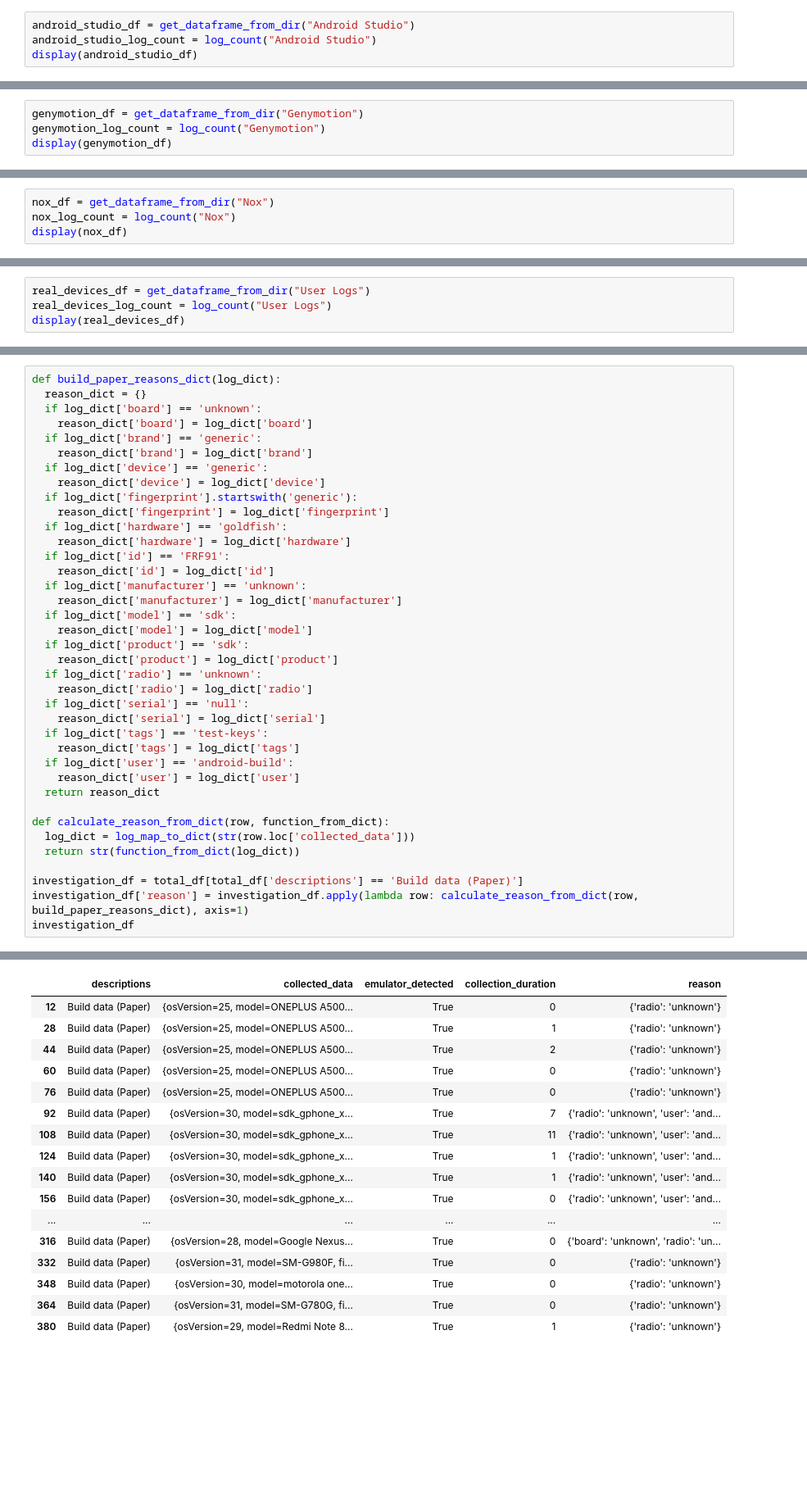
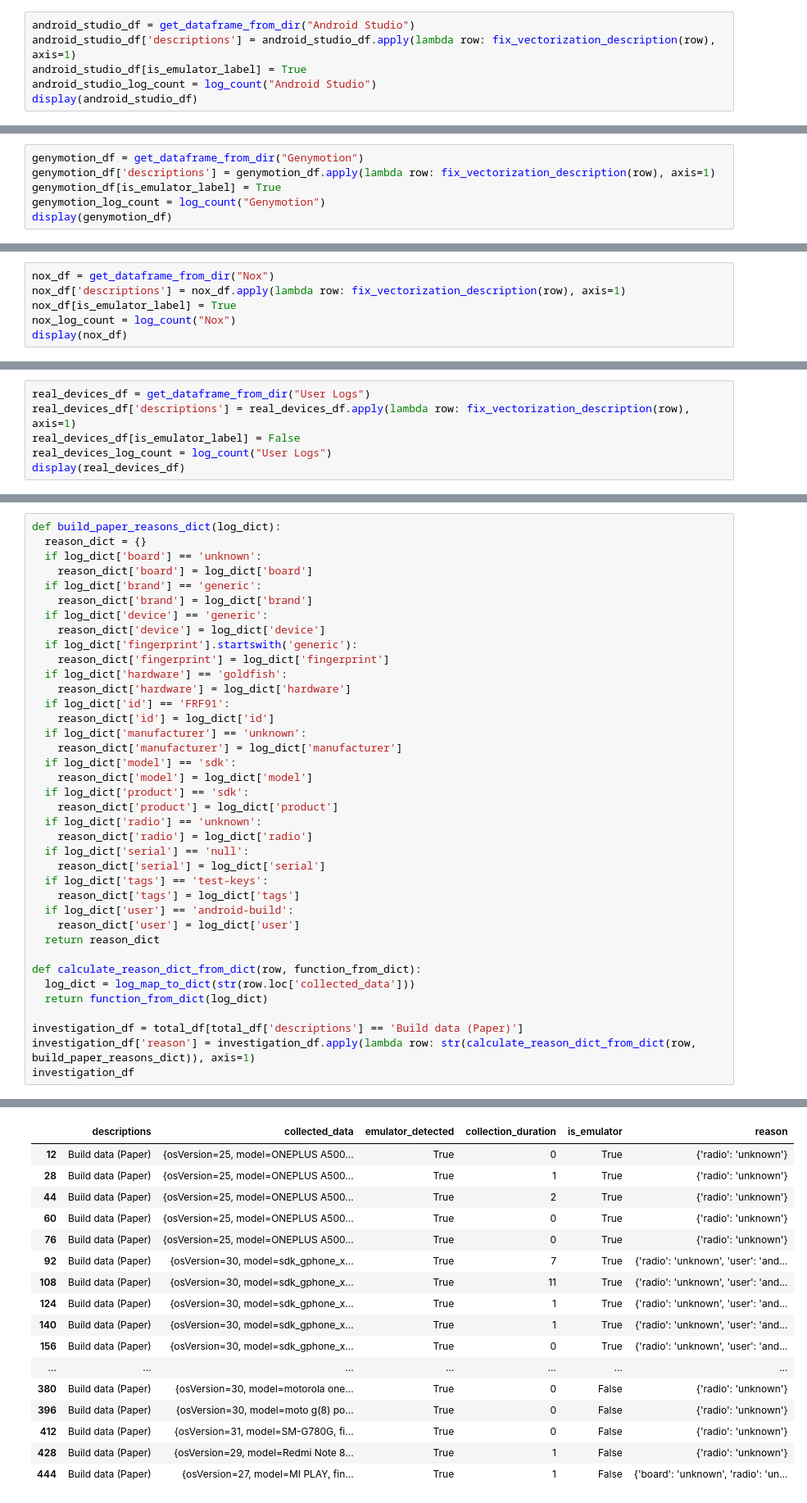
Before and after one commit to Lucas-CardosoO/android-emulator-detector, a Jupyter notebook: notebooks/EmulatorAnalysis.ipynb, the cells around one changed output, grey strips where cells are left out. Shown at 82% size. Drawn from its saved outputs; the diff is of its cells as text; blank space fills up the shorter version.

```diff
--- a/notebooks/EmulatorAnalysis.ipynb
+++ b/notebooks/EmulatorAnalysis.ipynb
@@ -78,5 +88,7 @@ display(bluestacks_df)
 # %%
 android_studio_df = get_dataframe_from_dir("Android Studio")
+android_studio_df['descriptions'] = android_studio_df.apply(lambda row: fix_vectorization_description(row), axis=1)
+android_studio_df[is_emulator_label] = True
 android_studio_log_count = log_count("Android Studio")
 display(android_studio_df)
 # %% [output]
@@ -96,5 +108,7 @@ display(android_studio_df)
 # %%
 genymotion_df = get_dataframe_from_dir("Genymotion")
+genymotion_df['descriptions'] = genymotion_df.apply(lambda row: fix_vectorization_description(row), axis=1)
+genymotion_df[is_emulator_label] = True
 genymotion_log_count = log_count("Genymotion")
 display(genymotion_df)
 # %% [output]
@@ -114,5 +128,7 @@ display(genymotion_df)
 # %%
 nox_df = get_dataframe_from_dir("Nox")
+nox_df['descriptions'] = nox_df.apply(lambda row: fix_vectorization_description(row), axis=1)
+nox_df[is_emulator_label] = True
 nox_log_count = log_count("Nox")
 display(nox_df)
 # %% [output]
@@ -132,5 +148,7 @@ display(nox_df)
 # %%
 real_devices_df = get_dataframe_from_dir("User Logs")
+real_devices_df['descriptions'] = real_devices_df.apply(lambda row: fix_vectorization_description(row), axis=1)
+real_devices_df[is_emulator_label] = False
 real_devices_log_count = log_count("User Logs")
 display(real_devices_df)
 # %% [output]
@@ -221,51 +239,51 @@ def build_paper_reasons_dict(log_dict):
     reason_dict['fingerprint'] = log_dict['fingerprint']
   if log_dict['hardware'] == 'goldfish':
     reason_dict['hardware'] = log_dict['hardware']
   if log_dict['id'] == 'FRF91':
     reason_dict['id'] = log_dict['id']
   if log_dict['manufacturer'] == 'unknown':
     reason_dict['manufacturer'] = log_dict['manufacturer']
   if log_dict['model'] == 'sdk':
     reason_dict['model'] = log_dict['model']
   if log_dict['product'] == 'sdk':
     reason_dict['product'] = log_dict['product']
   if log_dict['radio'] == 'unknown':
     reason_dict['radio'] = log_dict['radio']
   if log_dict['serial'] == 'null':
     reason_dict['serial'] = log_dict['serial']
   if log_dict['tags'] == 'test-keys':
     reason_dict['tags'] = log_dict['tags']
   if log_dict['user'] == 'android-build':
     reason_dict['user'] = log_dict['user']
   return reason_dict
 
-def calculate_reason_from_dict(row, function_from_dict):
+def calculate_reason_dict_from_dict(row, function_from_dict):
   log_dict = log_map_to_dict(str(row.loc['collected_data']))
-  return str(function_from_dict(log_dict))
+  return function_from_dict(log_dict)
 
 investigation_df = total_df[total_df['descriptions'] == 'Build data (Paper)']
-investigation_df['reason'] = investigation_df.apply(lambda row: calculate_reason_from_dict(row, build_paper_reasons_dict), axis=1)
+investigation_df['reason'] = investigation_df.apply(lambda row: str(calculate_reason_dict_from_dict(row, build_paper_reasons_dict)), axis=1)
 investigation_df
 # %% [output]
 A value is trying to be set on a copy of a slice from a DataFrame.
 Try using .loc[row_indexer,col_indexer] = value instead
 
 See the caveats in the documentation: https://pandas.pydata.org/pandas-docs/stable/user_guide/indexing.html#returning-a-view-versus-a-copy
-|  | descriptions | collected_data | emulator_detected | collection_duration | reason |
-| 12 | Build data (Paper) | {osVersion=25, model=ONEPLUS A500... | True | 0 | {'radio': 'unknown'} |
-| 28 | Build data (Paper) | {osVersion=25, model=ONEPLUS A500... | True | 1 | {'radio': 'unknown'} |
-| 44 | Build data (Paper) | {osVersion=25, model=ONEPLUS A500... | True | 2 | {'radio': 'unknown'} |
-| 60 | Build data (Paper) | {osVersion=25, model=ONEPLUS A500... | True | 0 | {'radio': 'unknown'} |
-| 76 | Build data (Paper) | {osVersion=25, model=ONEPLUS A500... | True | 0 | {'radio': 'unknown'} |
-| 92 | Build data (Paper) | {osVersion=30, model=sdk_gphone_x... | True | 7 | {'radio': 'unknown', 'user': 'and... |
-| 108 | Build data (Paper) | {osVersion=30, model=sdk_gphone_x... | True | 11 | {'radio': 'unknown', 'user': 'and... |
-| 124 | Build data (Paper) | {osVersion=30, model=sdk_gphone_x... | True | 1 | {'radio': 'unknown', 'user': 'and... |
-| 140 | Build data (Paper) | {osVersion=30, model=sdk_gphone_x... | True | 1 | {'radio': 'unknown', 'user': 'and... |
-| 156 | Build data (Paper) | {osVersion=30, model=sdk_gphone_x... | True | 0 | {'radio': 'unknown', 'user': 'and... |
-| ... | ... | ... | ... | ... | ... |
-| 316 | Build data (Paper) | {osVersion=28, model=Google Nexus... | True | 0 | {'board': 'unknown', 'radio': 'un... |
-| 332 | Build data (Paper) | {osVersion=31, model=SM-G980F, fi... | True | 0 | {'radio': 'unknown'} |
-| 348 | Build data (Paper) | {osVersion=30, model=motorola one... | True | 0 | {'radio': 'unknown'} |
-| 364 | Build data (Paper) | {osVersion=31, model=SM-G780G, fi... | True | 0 | {'radio': 'unknown'} |
-| 380 | Build data (Paper) | {osVersion=29, model=Redmi Note 8... | True | 1 | {'radio': 'unknown'} |
+|  | descriptions | collected_data | emulator_detected | collection_duration | is_emulator | reason |
+| 12 | Build data (Paper) | {osVersion=25, model=ONEPLUS A500... | True | 0 | True | {'radio': 'unknown'} |
+| 28 | Build data (Paper) | {osVersion=25, model=ONEPLUS A500... | True | 1 | True | {'radio': 'unknown'} |
+| 44 | Build data (Paper) | {osVersion=25, model=ONEPLUS A500... | True | 2 | True | {'radio': 'unknown'} |
+| 60 | Build data (Paper) | {osVersion=25, model=ONEPLUS A500... | True | 0 | True | {'radio': 'unknown'} |
+| 76 | Build data (Paper) | {osVersion=25, model=ONEPLUS A500... | True | 0 | True | {'radio': 'unknown'} |
+| 92 | Build data (Paper) | {osVersion=30, model=sdk_gphone_x... | True | 7 | True | {'radio': 'unknown', 'user': 'and... |
+| 108 | Build data (Paper) | {osVersion=30, model=sdk_gphone_x... | True | 11 | True | {'radio': 'unknown', 'user': 'and... |
+| 124 | Build data (Paper) | {osVersion=30, model=sdk_gphone_x... | True | 1 | True | {'radio': 'unknown', 'user': 'and... |
+| 140 | Build data (Paper) | {osVersion=30, model=sdk_gphone_x... | True | 1 | True | {'radio': 'unknown', 'user': 'and... |
+| 156 | Build data (Paper) | {osVersion=30, model=sdk_gphone_x... | True | 0 | True | {'radio': 'unknown', 'user': 'and... |
+| ... | ... | ... | ... | ... | ... | ... |
+| 380 | Build data (Paper) | {osVersion=30, model=motorola one... | True | 0 | False | {'radio': 'unknown'} |
+| 396 | Build data (Paper) | {osVersion=30, model=moto g(8) po... | True | 0 | False | {'radio': 'unknown'} |
+| 412 | Build data (Paper) | {osVersion=31, model=SM-G780G, fi... | True | 0 | False | {'radio': 'unknown'} |
+| 428 | Build data (Paper) | {osVersion=29, model=Redmi Note 8... | True | 1 | False | {'radio': 'unknown'} |
+| 444 | Build data (Paper) | {osVersion=27, model=MI PLAY, fin... | True | 1 | False | {'board': 'unknown', 'radio': 'un... |
 # %% [markdown]
```
Also changed, not shown: parts of 64 cells of this notebook.
